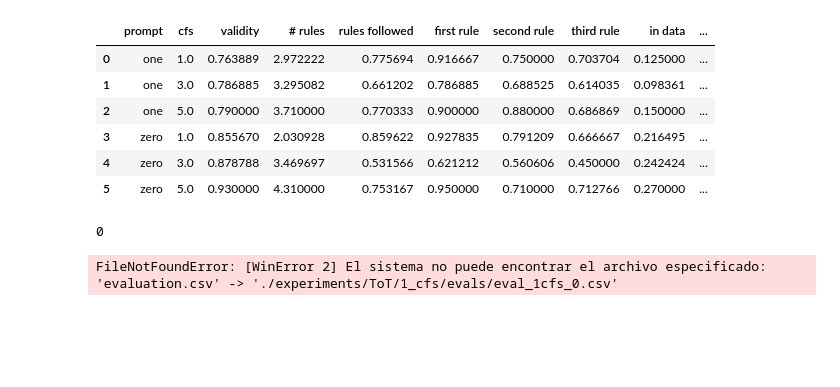
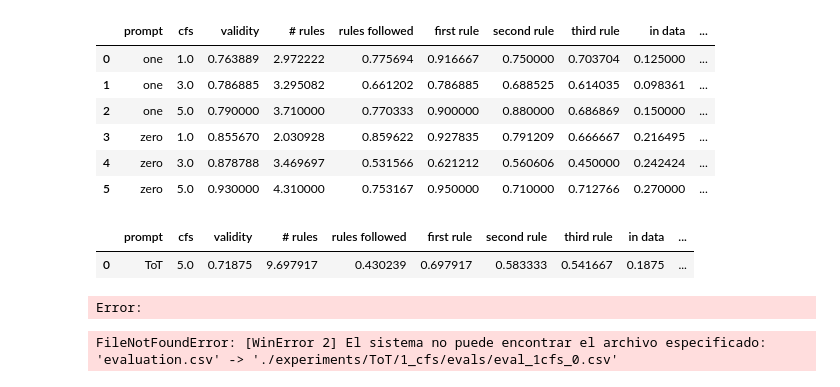
Before and after one commit to arturofredes/HI-AI-KDD24-LMM-4-CFs-Explanation, a Jupyter notebook: experiments.ipynb, the cells around one changed output. Drawn from its saved outputs; the diff is of its cells as text; code cells hidden in the pictures; blank space fills up the shorter version.

Commit message:
retrying experiments

```diff
--- a/experiments.ipynb
+++ b/experiments.ipynb
@@ -67,10 +67,29 @@ df1
 | 3 | zero | 1.0 | 0.855670 | 2.030928 | 0.859622 | 0.927835 | 0.791209 | 0.666667 | 0.216495 | ... |
 | 4 | zero | 3.0 | 0.878788 | 3.469697 | 0.531566 | 0.621212 | 0.560606 | 0.450000 | 0.242424 | ... |
 | 5 | zero | 5.0 | 0.930000 | 4.310000 | 0.753167 | 0.950000 | 0.710000 | 0.712766 | 0.270000 | ... |
-# %%
-2%2
-# %% [output]
-0
+# %%
+df1=pd.DataFrame()
+i=0
+for prompt in ['ToT']:
+    for counterfactuals in [5]:
+        df = pd.read_csv(f'./experiments/{prompt}/{counterfactuals}_cfs/experiment_{prompt}_{counterfactuals}_cfs.csv')
+        prediction, n_rules, rules_followed,in_data, first, second, third, fail = get_metrics(df,prompt,counterfactuals)
+        df1.loc[i,'prompt'] = prompt
+        df1.loc[i,'cfs'] = counterfactuals
+        df1.loc[i,'validity'] = prediction
+        df1.loc[i,'# rules'] = n_rules
+        df1.loc[i,'rules followed'] = rules_followed
+        df1.loc[i,'first rule'] = first
+        df1.loc[i,'second rule'] = second
+        df1.loc[i,'third rule'] = third
+        df1.loc[i,'in data'] = in_data
+        df1.loc[i,'failure'] = fail
+        i = i + 1
+df1
+# %% [output]
+|  | prompt | cfs | validity | # rules | rules followed | first rule | second rule | third rule | in data | ... |
+| 0 | ToT | 5.0 | 0.71875 | 9.697917 | 0.430239 | 0.697917 | 0.583333 | 0.541667 | 0.1875 | ... |
+Error:
 # %%
 # Load the model we want to explain
 with open("""./models/loan_model.pkl""", 'rb') as file:
```
Also changed, not shown: parts of 1 cell of this notebook, 2 other files.
